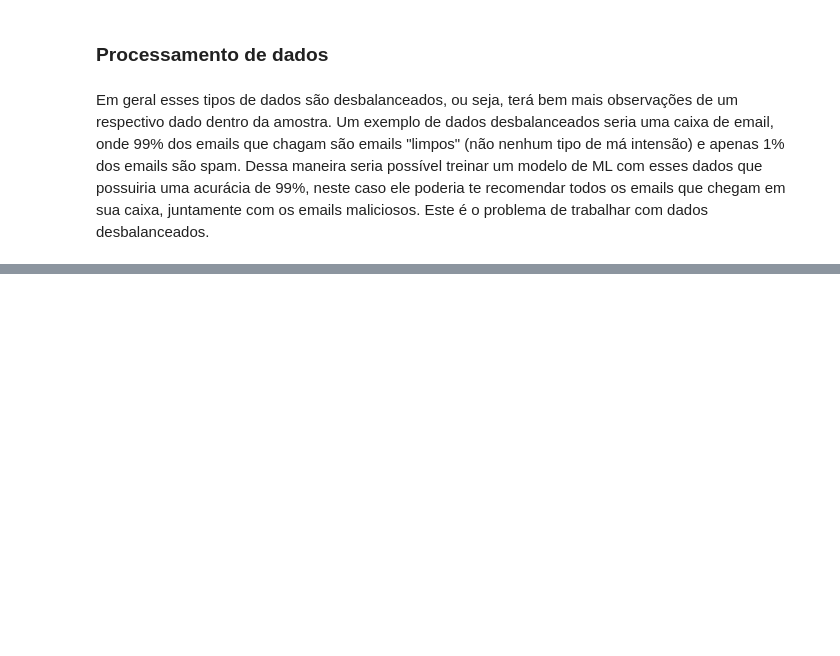
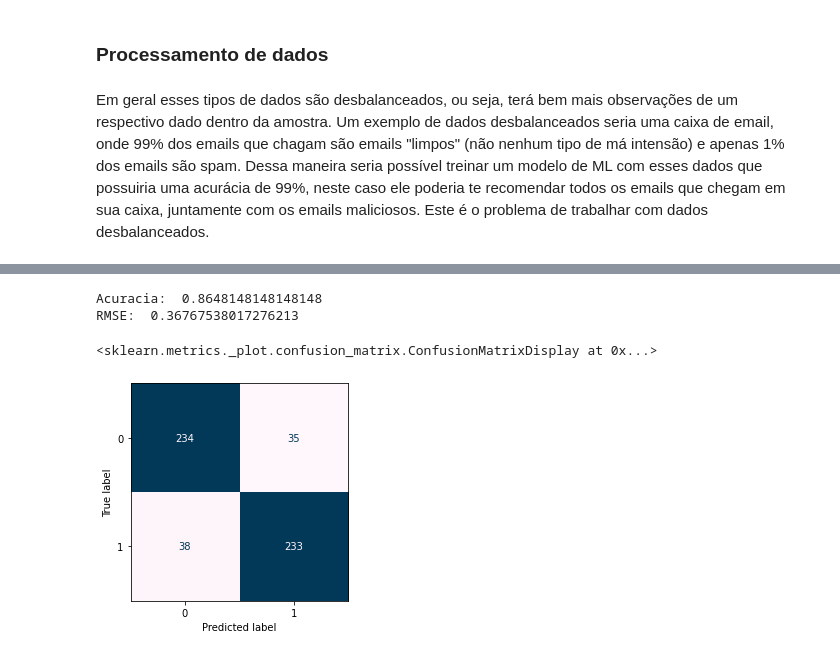
Before and after one commit to Jhonattanln/Random_Forest, a Jupyter notebook: Random_forest.ipynb, the cells around one changed output, grey strips where cells are left out. Cells and saved outputs as stored; diff of their text form; code cells hidden in the pictures; blank space fills up the shorter version.

```diff
--- a/Random_forest.ipynb
+++ b/Random_forest.ipynb
@@ -173,0 +192,17 @@ Um exemplo de dados desbalanceados seria uma caixa de email, onde 99% dos emails
+# %%
+### Testando a acuracia
+acuracia = accuracy(y_test, y_pred)
+rmse_test = MSE(y_test, y_pred)**0.5
+print('Acuracia: ', acuracia)
+print('RMSE: ', rmse_test)
+# %% [output]
+Acuracia:  0.8648148148148148
+RMSE:  0.36767538017276213
+# %%
+### Analisando a matriz de confusao
+cm = confusion_matrix(y_test, y_pred)
+disp = ConfusionMatrixDisplay(confusion_matrix=cm, display_labels=['0', '1'])
+disp.plot(cmap='PuBu', colorbar=False)
+# %% [output]
+<sklearn.metrics._plot.confusion_matrix.ConfusionMatrixDisplay at 0x...>
+[figure, added]
```
Also changed, not shown: parts of 12 cells of this notebook.
